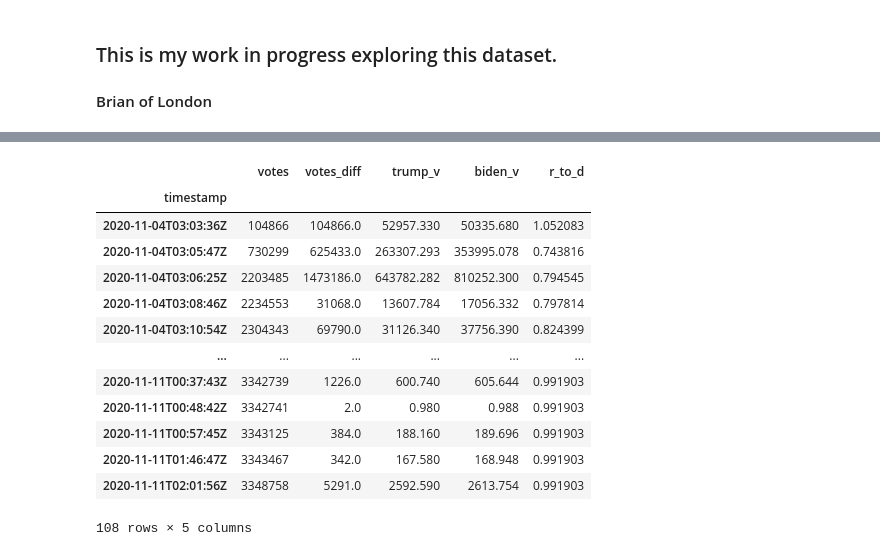
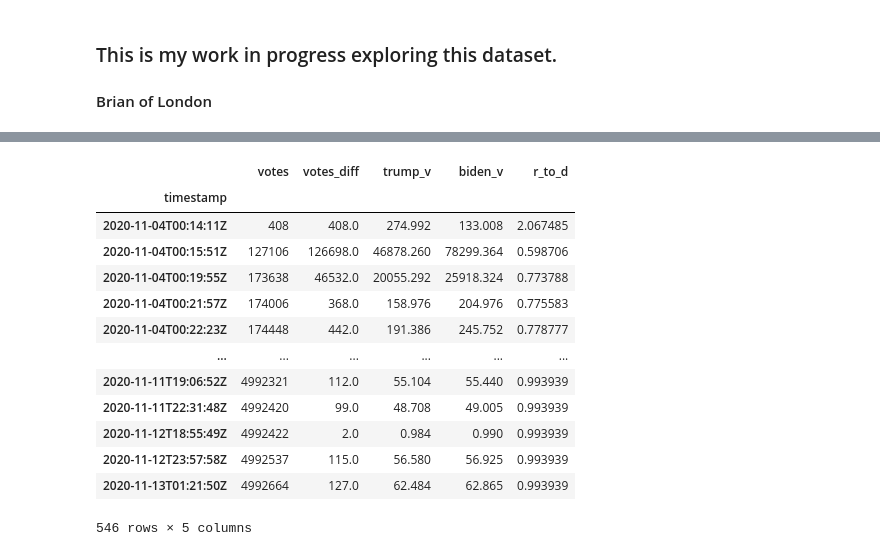
Before and after one commit to brianoflondon/election2020, a Jupyter notebook: nytanalysis.ipynb, the cells around one changed output, grey strips where cells are left out. Saved outputs shown, nothing was run; the diff lists cells and outputs as text; code cells hidden in the pictures.

```diff
--- a/nytanalysis.ipynb
+++ b/nytanalysis.ipynb
@@ -93,21 +93,21 @@ dfn
 # %%
 # Need to find the growing increments of votes for each time by each state
-filt = (dfn['state'] == 'arizona')
+filt = (dfn['state'] == 'georgia')
 dfs = dfn[filt]
 dfs[['votes','votes_diff','trump_v','biden_v','r_to_d']]
 # %% [output]
 |  | votes | votes_diff | trump_v | biden_v | r_to_d |
 | timestamp |  |  |  |  |  |
-| 2020-11-04T03:03:36Z | 104866 | 104866.0 | 52957.330 | 50335.680 | 1.052083 |
-| 2020-11-04T03:05:47Z | 730299 | 625433.0 | 263307.293 | 353995.078 | 0.743816 |
-| 2020-11-04T03:06:25Z | 2203485 | 1473186.0 | 643782.282 | 810252.300 | 0.794545 |
-| 2020-11-04T03:08:46Z | 2234553 | 31068.0 | 13607.784 | 17056.332 | 0.797814 |
-| 2020-11-04T03:10:54Z | 2304343 | 69790.0 | 31126.340 | 37756.390 | 0.824399 |
+| 2020-11-04T00:14:11Z | 408 | 408.0 | 274.992 | 133.008 | 2.067485 |
+| 2020-11-04T00:15:51Z | 127106 | 126698.0 | 46878.260 | 78299.364 | 0.598706 |
+| 2020-11-04T00:19:55Z | 173638 | 46532.0 | 20055.292 | 25918.324 | 0.773788 |
+| 2020-11-04T00:21:57Z | 174006 | 368.0 | 158.976 | 204.976 | 0.775583 |
+| 2020-11-04T00:22:23Z | 174448 | 442.0 | 191.386 | 245.752 | 0.778777 |
 | ... | ... | ... | ... | ... | ... |
-| 2020-11-11T00:37:43Z | 3342739 | 1226.0 | 600.740 | 605.644 | 0.991903 |
-| 2020-11-11T00:48:42Z | 3342741 | 2.0 | 0.980 | 0.988 | 0.991903 |
-| 2020-11-11T00:57:45Z | 3343125 | 384.0 | 188.160 | 189.696 | 0.991903 |
-| 2020-11-11T01:46:47Z | 3343467 | 342.0 | 167.580 | 168.948 | 0.991903 |
-| 2020-11-11T02:01:56Z | 3348758 | 5291.0 | 2592.590 | 2613.754 | 0.991903 |
+| 2020-11-11T19:06:52Z | 4992321 | 112.0 | 55.104 | 55.440 | 0.993939 |
+| 2020-11-11T22:31:48Z | 4992420 | 99.0 | 48.708 | 49.005 | 0.993939 |
+| 2020-11-12T18:55:49Z | 4992422 | 2.0 | 0.984 | 0.990 | 0.993939 |
+| 2020-11-12T23:57:58Z | 4992537 | 115.0 | 56.580 | 56.925 | 0.993939 |
+| 2020-11-13T01:21:50Z | 4992664 | 127.0 | 62.484 | 62.865 | 0.993939 |
-108 rows × 5 columns
+546 rows × 5 columns
 # %%
```
Also changed, not shown: parts of 8 cells of this notebook, 2 other files.
